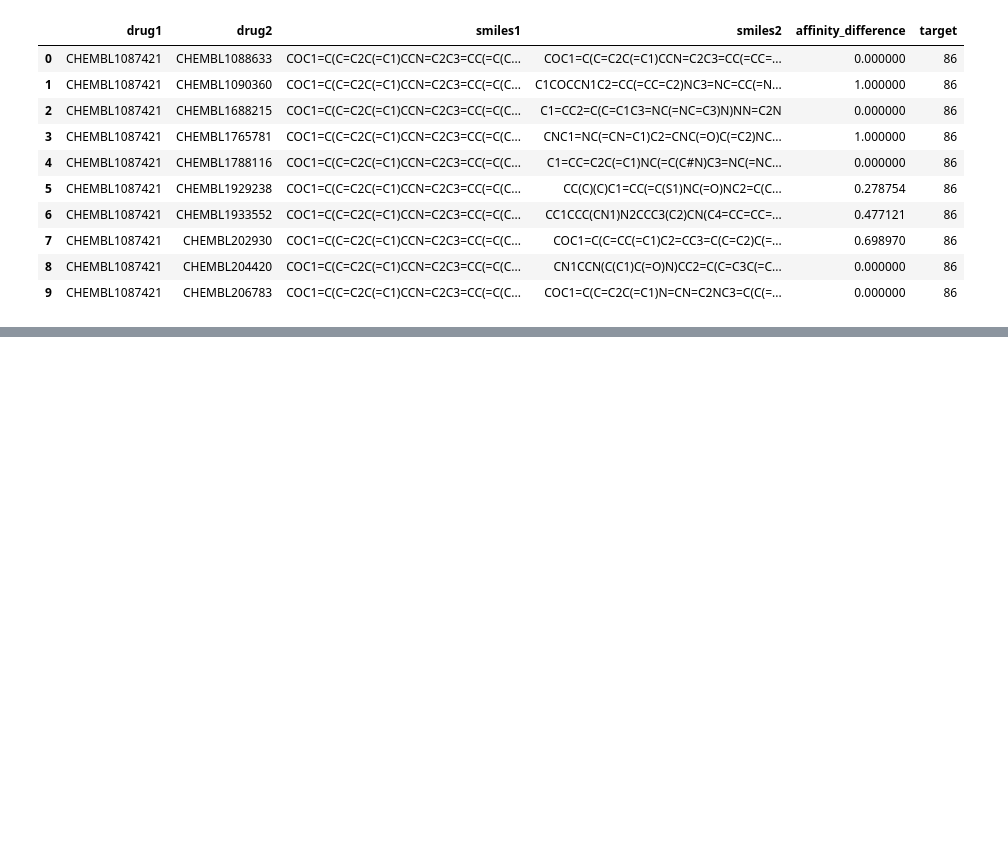
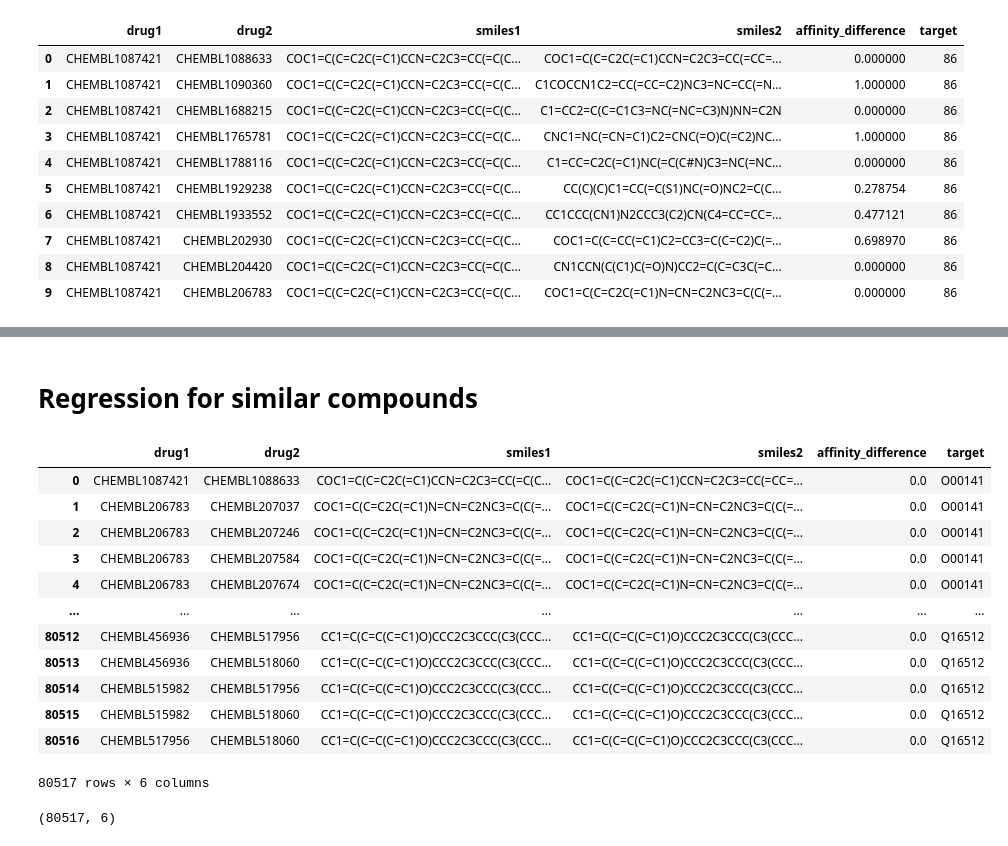
Before and after one commit to reginaib/AC-DTI, a Jupyter notebook: scripts/ds_kiba_preprocess_ddc_regression.ipynb, the cells around one changed output, grey strips where cells are left out. Drawn from its saved outputs; the diff is of its cells as text; code cells hidden in the pictures; blank space fills up the shorter version.

```diff
--- a/scripts/ds_kiba_preprocess_ddc_regression.ipynb
+++ b/scripts/ds_kiba_preprocess_ddc_regression.ipynb
@@ -75,0 +104,2 @@ aff_diffs_split_random.to_parquet('../analysis/kiba_cliff_pairs_aff_diffs_split_
+# %% [markdown]
+# Regression for similar compounds
@@ -75,0 +110,20 @@ aff_diffs_split_random.to_parquet('../analysis/kiba_cliff_pairs_aff_diffs_split_
+# %%
+sim_diffs
+# %% [output]
+|  | drug1 | drug2 | smiles1 | smiles2 | affinity_difference | target |
+| 0 | CHEMBL1087421 | CHEMBL1088633 | COC1=C(C=C2C(=C1)CCN=C2C3=CC(=C(C... | COC1=C(C=C2C(=C1)CCN=C2C3=CC(=CC=... | 0.0 | O00141 |
+| 1 | CHEMBL206783 | CHEMBL207037 | COC1=C(C=C2C(=C1)N=CN=C2NC3=C(C(=... | COC1=C(C=C2C(=C1)N=CN=C2NC3=C(C(=... | 0.0 | O00141 |
+| 2 | CHEMBL206783 | CHEMBL207246 | COC1=C(C=C2C(=C1)N=CN=C2NC3=C(C(=... | COC1=C(C=C2C(=C1)N=CN=C2NC3=C(C(=... | 0.0 | O00141 |
+| 3 | CHEMBL206783 | CHEMBL207584 | COC1=C(C=C2C(=C1)N=CN=C2NC3=C(C(=... | COC1=C(C=C2C(=C1)N=CN=C2NC3=C(C(=... | 0.0 | O00141 |
+| 4 | CHEMBL206783 | CHEMBL207674 | COC1=C(C=C2C(=C1)N=CN=C2NC3=C(C(=... | COC1=C(C=C2C(=C1)N=CN=C2NC3=C(C(=... | 0.0 | O00141 |
+| ... | ... | ... | ... | ... | ... | ... |
+| 80512 | CHEMBL456936 | CHEMBL517956 | CC1=C(C=C(C=C1)O)CCC2C3CCC(C3(CCC... | CC1=C(C=C(C=C1)O)CCC2C3CCC(C3(CCC... | 0.0 | Q16512 |
+| 80513 | CHEMBL456936 | CHEMBL518060 | CC1=C(C=C(C=C1)O)CCC2C3CCC(C3(CCC... | CC1=C(C=C(C=C1)O)CCC2C3CCC(C3(CCC... | 0.0 | Q16512 |
+| 80514 | CHEMBL515982 | CHEMBL517956 | CC1=C(C=C(C=C1)O)CCC2C3CCC(C3(CCC... | CC1=C(C=C(C=C1)O)CCC2C3CCC(C3(CCC... | 0.0 | Q16512 |
+| 80515 | CHEMBL515982 | CHEMBL518060 | CC1=C(C=C(C=C1)O)CCC2C3CCC(C3(CCC... | CC1=C(C=C(C=C1)O)CCC2C3CCC(C3(CCC... | 0.0 | Q16512 |
+| 80516 | CHEMBL517956 | CHEMBL518060 | CC1=C(C=C(C=C1)O)CCC2C3CCC(C3(CCC... | CC1=C(C=C(C=C1)O)CCC2C3CCC(C3(CCC... | 0.0 | Q16512 |
+80517 rows × 6 columns
+# %%
+sim_diffs.shape
+# %% [output]
+(80517, 6)
```
Also changed, not shown: parts of 18 cells of this notebook, 4 other files.
